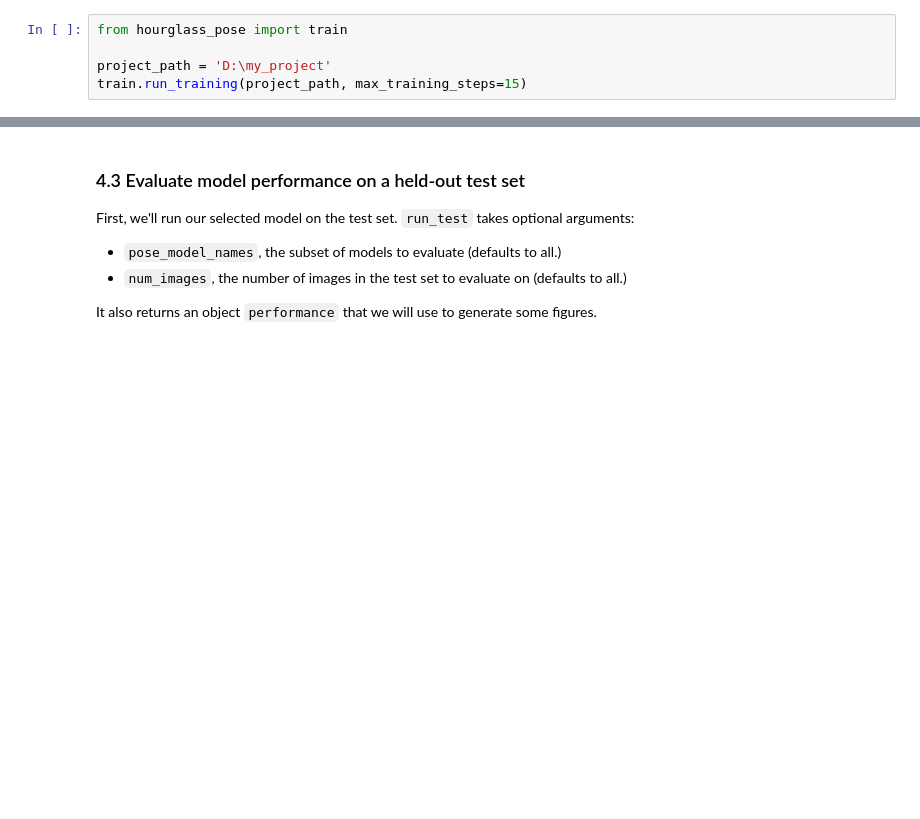
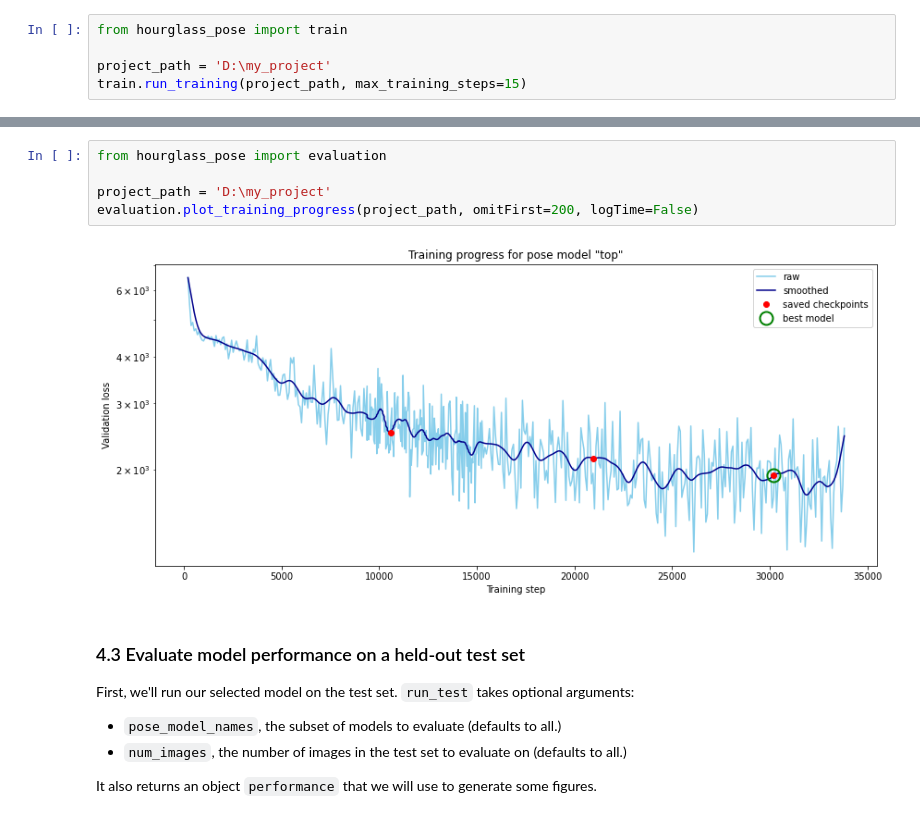
Before and after one commit to neuroethology/MARS_Developer, a Jupyter notebook: MARS_tutorial.ipynb, the cells around one changed output, grey strips where cells are left out. Drawn from its saved outputs; the diff is of its cells as text; blank space fills up the shorter version.

```diff
--- a/MARS_tutorial.ipynb
+++ b/MARS_tutorial.ipynb
@@ -254,3 +188,10 @@ As for the detector, we'll visualize the performance of our saved checkpoints to
+# %%
+from hourglass_pose import evaluation
+
+project_path = 'D:\my_project'
+evaluation.plot_training_progress(project_path, omitFirst=200, logTime=False)
+# %% [output]
+[figure, added]
 # %% [markdown]
 ### 4.3 Evaluate model performance on a held-out test set
 
```
Also changed, not shown: parts of 8 cells of this notebook.
